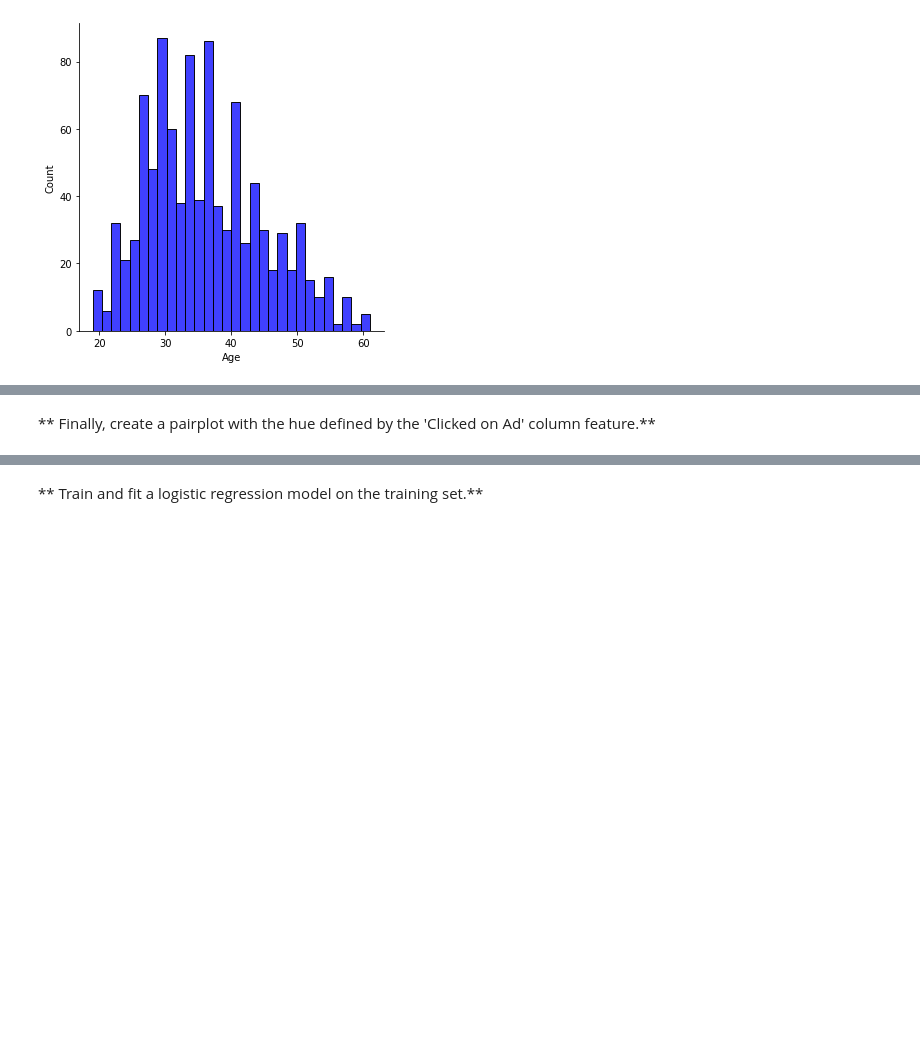
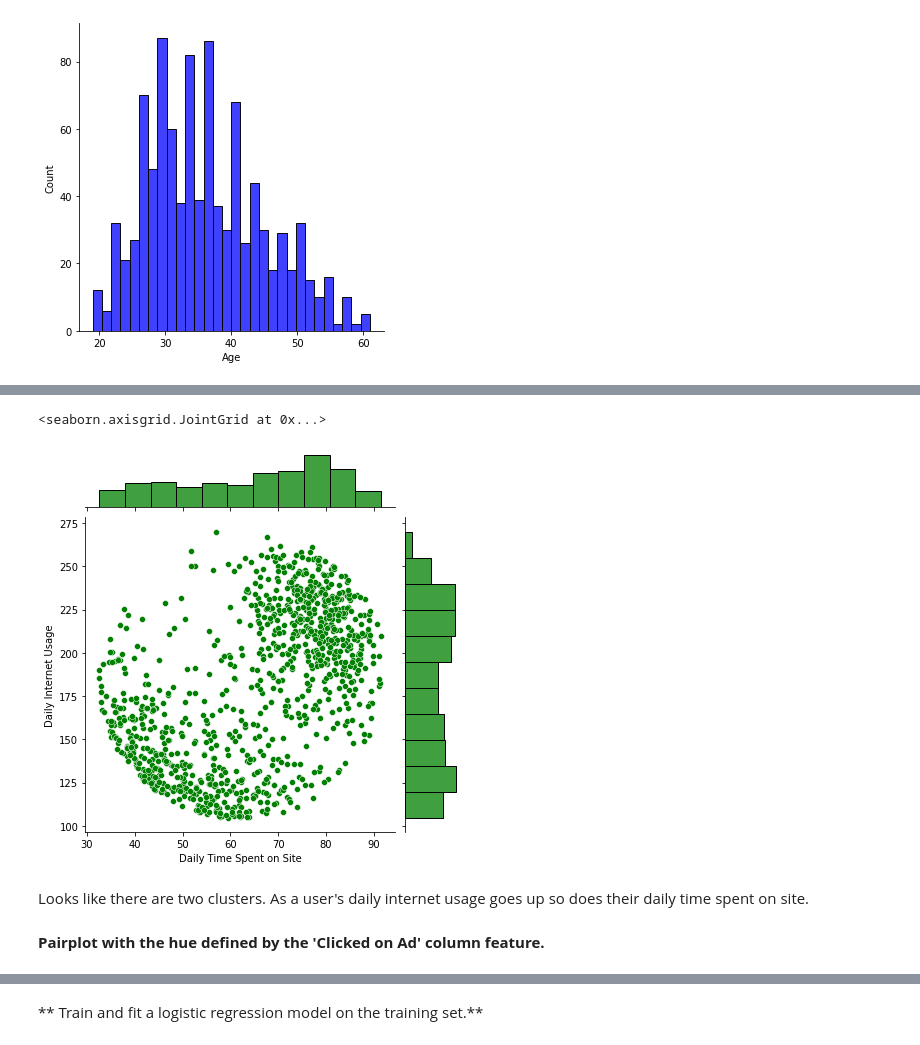
Before and after one commit to amir-nrfkn/Logistic-Regression-Projects, a Jupyter notebook: LogisticRegression_AdvertisingDataset.ipynb, the cells around one changed output, grey strips where cells are left out. Cells and saved outputs as stored; diff of their text form; code cells hidden in the pictures; blank space fills up the shorter version.

```diff
--- a/LogisticRegression_AdvertisingDataset.ipynb
+++ b/LogisticRegression_AdvertisingDataset.ipynb
@@ -110,2 +109,9 @@ sns.displot(ad_data['Age'],color='blue',bins=30)
+# %%
+sns.jointplot(data=ad_data, x='Daily Time Spent on Site', y='Daily Internet Usage', color='green')
+# %% [output]
+<seaborn.axisgrid.JointGrid at 0x...>
+[figure, added]
+# %% [markdown]
+Looks like there are two clusters. As a user's daily internet usage goes up so does their daily time spent on site.
 # %% [markdown]
-** Finally, create a pairplot with the hue defined by the 'Clicked on Ad' column feature.**
+**Pairplot with the hue defined by the 'Clicked on Ad' column feature.**
```
Also changed, not shown: parts of 13 cells of this notebook.
